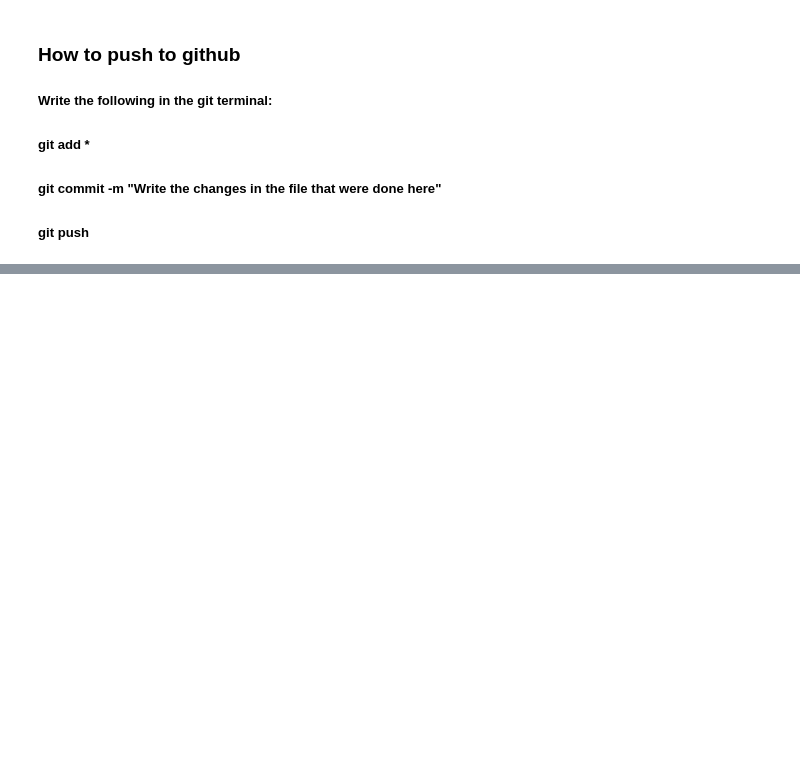
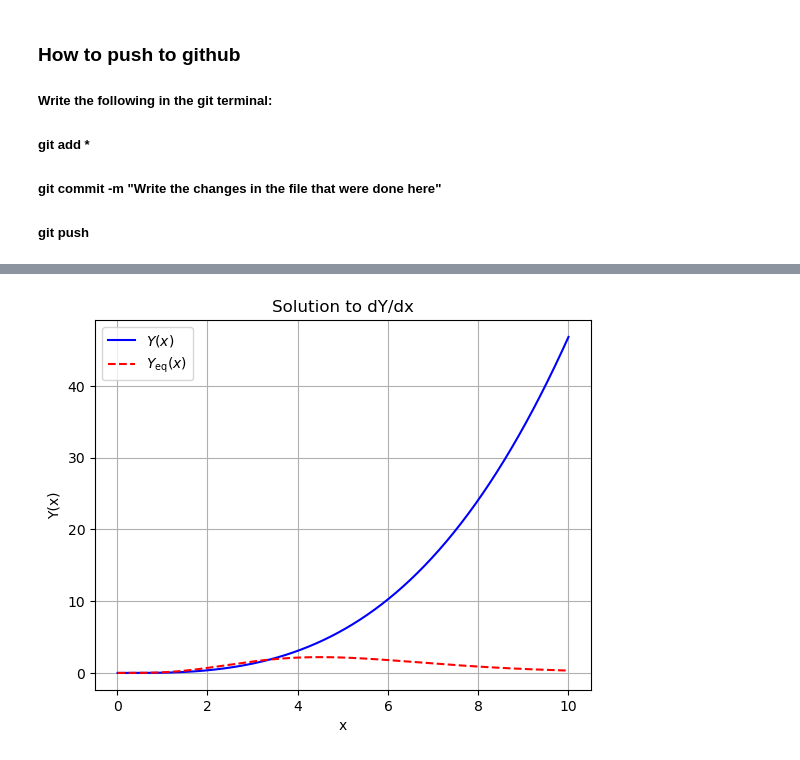
Before and after one commit to IgalPress/Thesis, a Jupyter notebook: FreezeOutCode.ipynb, the cells around one changed output, grey strips where cells are left out. Cells and saved outputs as stored; diff of their text form; code cells hidden in the pictures; blank space fills up the shorter version.

```diff
--- a/FreezeOutCode.ipynb
+++ b/FreezeOutCode.ipynb
@@ -65,3 +110,65 @@ Frozen-out Y(x) for TestBaryon = 20584669189511.45
+# %%
+import numpy as np
+import matplotlib.pyplot as plt
+from scipy.integrate import solve_ivp
+
+# Constants
+c2 = 2 * np.pi**2 / 45  # Given constant in entropy density function
+
+# Placeholder function for g_star(T) [Replace with actual implementation]
+def g_star(T):
+    return 10  # Example: Replace with an actual function or interpolation from your dataset
+
+# Define entropy density function s(x, m)
+def s(x, m):
+    T = m / x
+    return c2 * g_star(T) * T**3
+
+# Define the equilibrium function N_eq(x)
+def N_eq(x):
+    return x**(3/2) * np.exp(-x)
+
+# Define the equilibrium function Y_eq(x, m)
+def Y_eq(x, m):
+    return N_eq(x) / s(x, m)
+
+# Define the differential equation dN/dx
+def dNdx(x, N, Lambda, m):
+    Neq = N_eq(x)
+    return (-Lambda / x**2) * (N**2 - Neq**2)
+
+# Solver function
+def solve_Y(Lambda, m, x_min=0.01, x_max=10, N0=1e-5, num_points=500):
+    x_eval = np.linspace(x_min, x_max, num_points)  # Array of x values
+    x_span = (x_min, x_max)  # Range of x values
+
+    # Solve the ODE for N(x)
+    solution = solve_ivp(
+        dNdx, x_span, [N0], args=(Lambda, m), t_eval=x_eval, method="RK45", rtol=1e-6, atol=1e-9
+    )
+
+    # Compute Y(x) from N(x)
+    N_values = solution.y[0]
+    Y_values = N_values / s(solution.t, m)
+
+    return solution.t, Y_values
+
+# Example usage
+Lambda_example = 1.0  # Example Lambda value
+mass_example = 1.0    # Example mass value
+x_values, Y_values = solve_Y(Lambda_example, mass_example)
+
+# Plot results
+plt.plot(x_values, Y_values, label=r"$Y(x)$", color="blue")
+plt.plot(x_values, Y_eq(x_values, mass_example), label=r"$Y_{\text{eq}}(x)$", linestyle="dashed", color="red")
+plt.xlabel("x")
+plt.ylabel("Y(x)")
+plt.title("Solution to dY/dx")
+plt.legend()
+plt.grid()
+plt.show()
+# %% [output]
+[figure, added]
 # %%
 """
 sigma_values = [Sigma_SC_NeutralPion, Sigma_SC_NeutralKaon]
```
Also changed, not shown: parts of 4 cells of this notebook, 3 other files.
